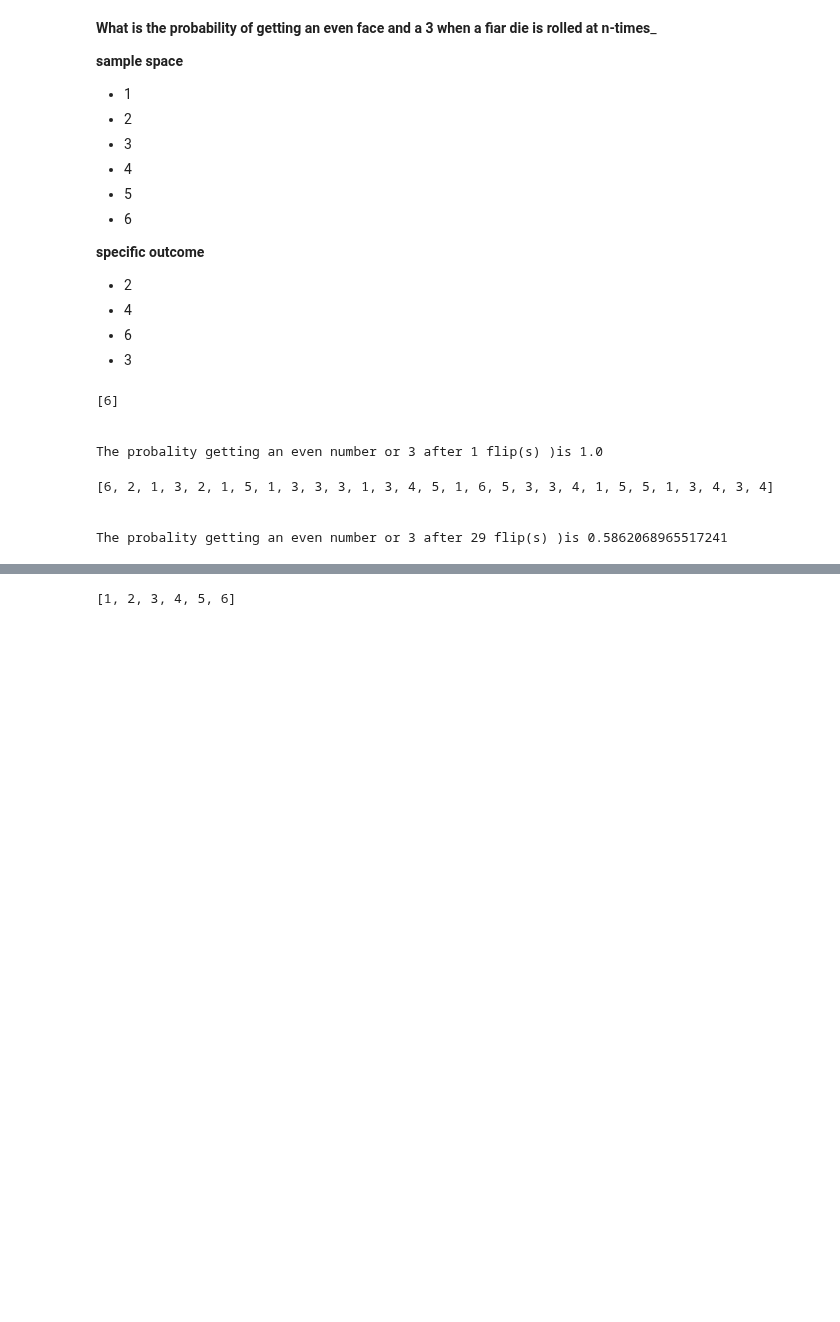
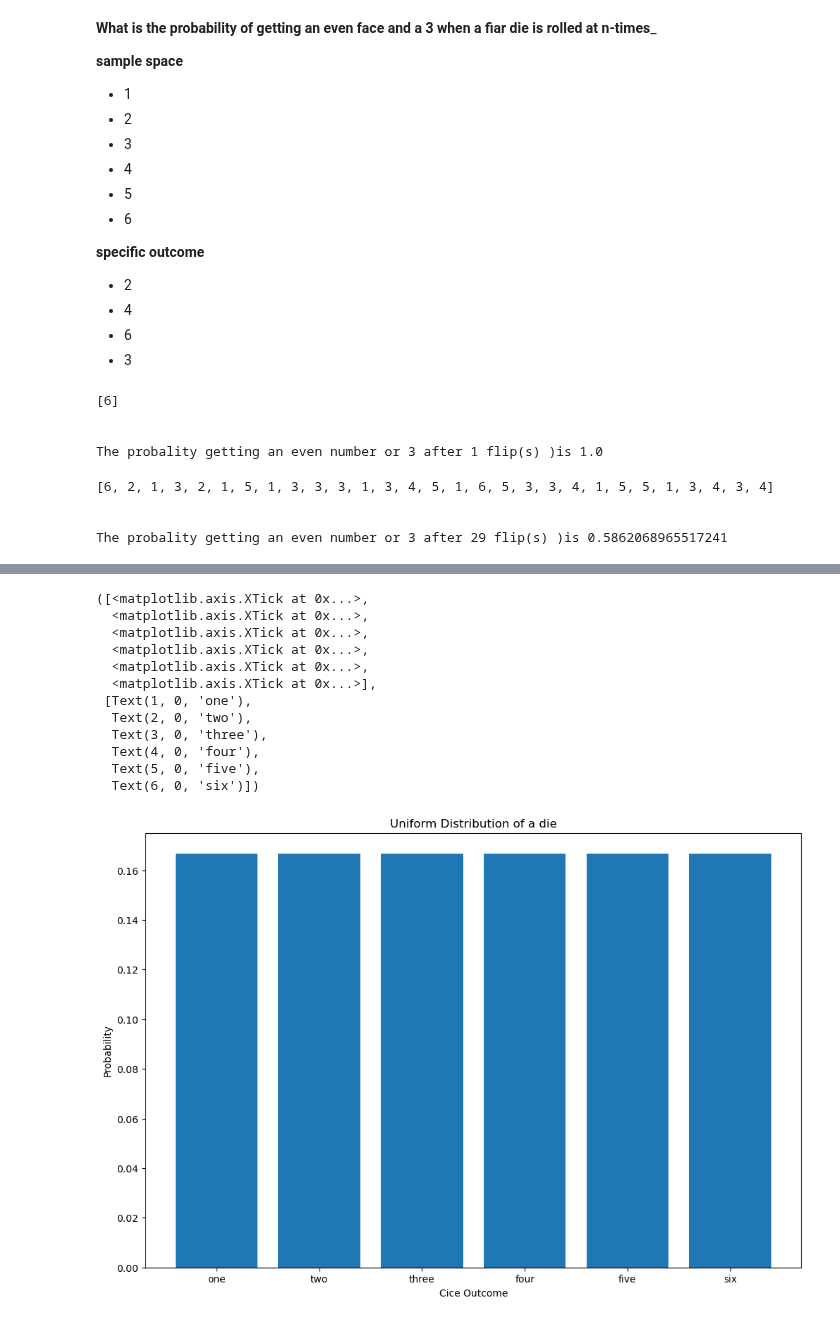
Before and after one commit to andazi/goal-data-science, a Jupyter notebook: Data science tools,statistics and probability/Introduction To Statistics In Data Science.ipynb, the cells around one changed output, grey strips where cells are left out. Drawn from its saved outputs; the diff is of its cells as text; code cells hidden in the pictures; blank space fills up the shorter version.

Commit message:
normal distribution

````diff
--- a/Data science tools,statistics and probability/Introduction To Statistics In Data Science.ipynb
+++ b/Data science tools,statistics and probability/Introduction To Statistics In Data Science.ipynb
@@ -437,8 +452,38 @@ P(X = x) = 1/6 for x = 1,2,3,4,5 or 6
 
 X is the Random variable representing the Outcome of the die roll
 ```
-# %%
-# creating a list of numbers or faces in a die [1,2,3,4,5,6]
-dice = list(range(1,7))
-# %% [output]
-[1, 2, 3, 4, 5, 6]
+# %%
+# creating a list of numbers or faces in a die [1,2,3,4,5,6]
+dice_sides = list(range(1,7))
+
+# create the probabililties of getting each side for a fair dice 1/6 per side
+dice_probability = [1/6]*6
+
+# plotting the PMF
+fig,axs = plt.subplots(figsize=(12,8))
+plt.bar(dice_sides, dice_probability)
+
+# rename axis
+axs.set_xlabel('Cice Outcome')
+axs.set_ylabel('Probability')
+
+# rename plot label
+
+axs.set_title('Uniform Distribution of a die')
+
+# rename labels
+plt.xticks(ticks=dice_sides,labels = ['one','two','three','four','five','six'])
+# %% [output]
+([<matplotlib.axis.XTick at 0x...>,
+  <matplotlib.axis.XTick at 0x...>,
+  <matplotlib.axis.XTick at 0x...>,
+  <matplotlib.axis.XTick at 0x...>,
+  <matplotlib.axis.XTick at 0x...>,
+  <matplotlib.axis.XTick at 0x...>],
+ [Text(1, 0, 'one'),
+  Text(2, 0, 'two'),
+  Text(3, 0, 'three'),
+  Text(4, 0, 'four'),
+  Text(5, 0, 'five'),
+  Text(6, 0, 'six')])
+[figure, added]
````
Also changed, not shown: parts of 5 cells of this notebook.
